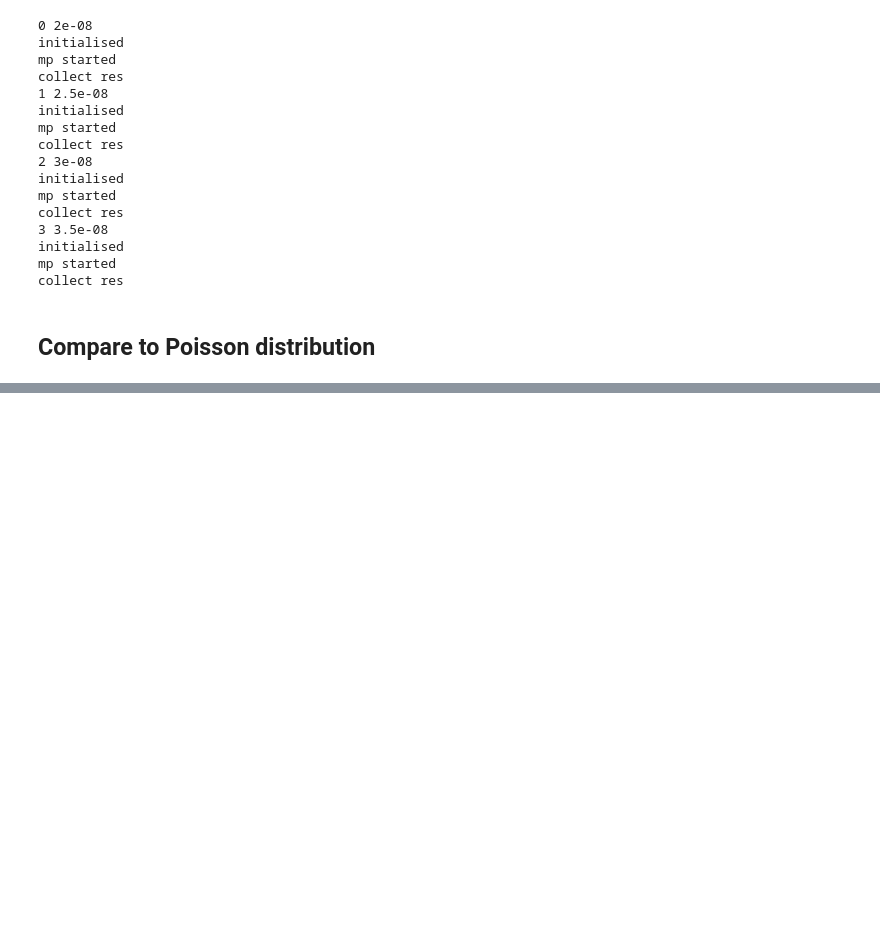
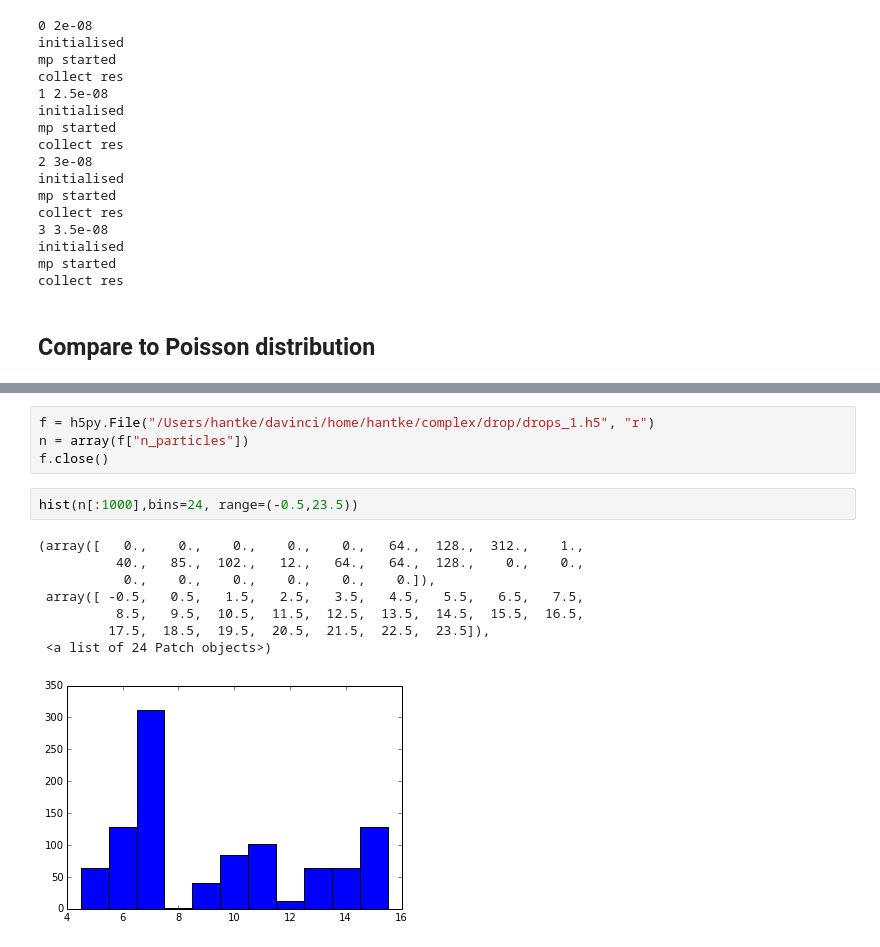
Before and after one commit to mhantke/complex, a Jupyter notebook: drop/Drop_simple.ipynb, the cells around one changed output, grey strips where cells are left out. Saved outputs shown, nothing was run; the diff lists cells and outputs as text; blank space fills up the shorter version.

```diff
--- a/drop/Drop_simple.ipynb
+++ b/drop/Drop_simple.ipynb
@@ -134,0 +137,15 @@ for i, res_i, n_particles_i in zip(range(len(res)), res, n_particles):
+# %%
+f = h5py.File("/Users/hantke/davinci/home/hantke/complex/drop/drops_1.h5", "r")
+n = array(f["n_particles"])
+f.close()
+# %%
+hist(n[:1000],bins=24, range=(-0.5,23.5))
+# %% [output]
+(array([   0.,    0.,    0.,    0.,    0.,   64.,  128.,  312.,    1.,
+          40.,   85.,  102.,   12.,   64.,   64.,  128.,    0.,    0.,
+           0.,    0.,    0.,    0.,    0.,    0.]),
+ array([ -0.5,   0.5,   1.5,   2.5,   3.5,   4.5,   5.5,   6.5,   7.5,
+          8.5,   9.5,  10.5,  11.5,  12.5,  13.5,  14.5,  15.5,  16.5,
+         17.5,  18.5,  19.5,  20.5,  21.5,  22.5,  23.5]),
+ <a list of 24 Patch objects>)
+[figure, added]
```
Also changed, not shown: parts of 6 cells of this notebook, 2 other files.
